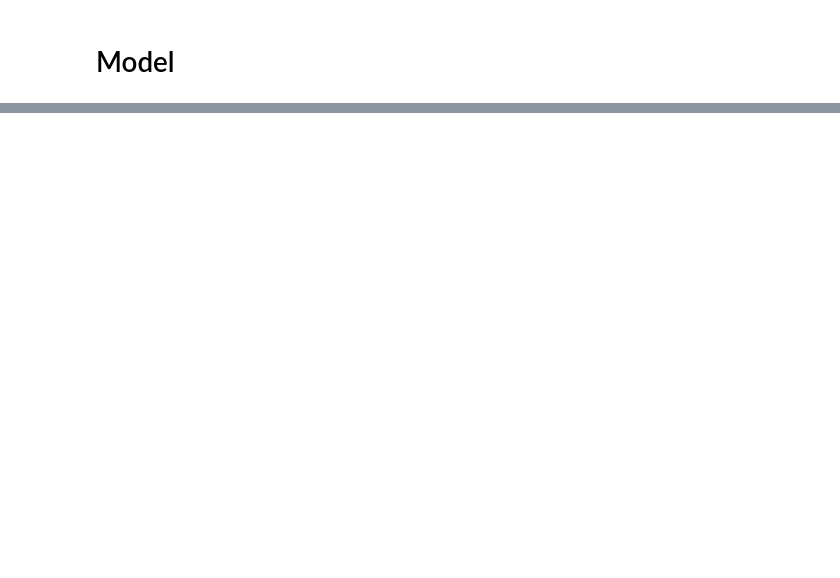
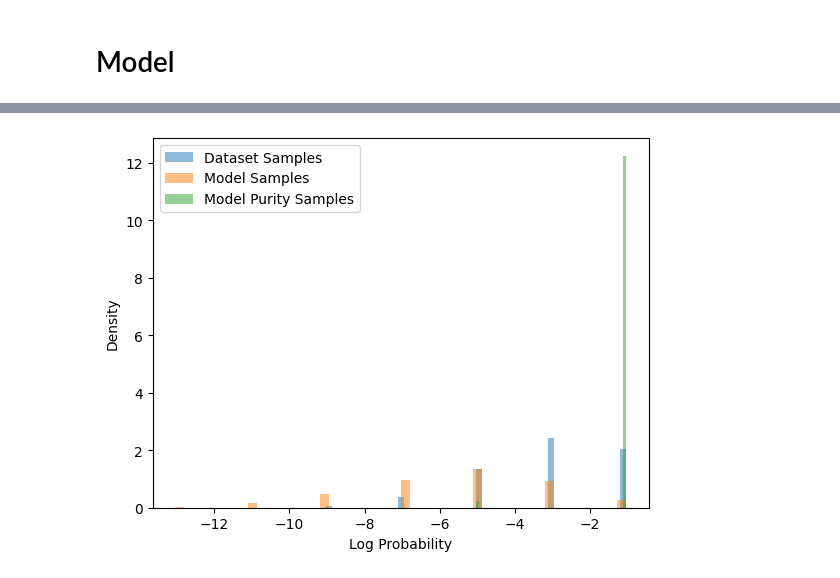
Before and after one commit to ishan-gaur/consistency-loss, a Jupyter notebook: notebooks/toy_dataset.ipynb, the cells around one changed output, grey strips where cells are left out. Cells and saved outputs as stored; diff of their text form; code cells hidden in the pictures; blank space fills up the shorter version.

```diff
--- a/notebooks/toy_dataset.ipynb
+++ b/notebooks/toy_dataset.ipynb
@@ -472,0 +506,28 @@ plt.show()
+# %%
+purity_sampled_sequences = []
+purity_sampled_probs = []
+purity_sampled_model_probs = []
+
+model.eval()
+with torch.no_grad():
+    for _ in range(num_samples // 10):
+        seq_len = np.random.choice(np.arange(1, L_max + 1), p=length_prob_mass)
+        seq = [A] * seq_len  # Start with all masked
+        model_prob = 1.0
+        input_seq = torch.tensor([seq], dtype=torch.long).to(device)
+        for t in range(seq_len):
+            masked_pos_BL = input_seq == A
+            logp_BLA = model(input_seq)
+            probs_BLA = torch.exp(logp_BLA)
+            entropy_BL = -torch.sum(probs_BLA * logp_BLA, dim=2)
+            entropy_BL += (1 - masked_pos_BL.float()) * float("inf")  # large penalty for unmasked positions
+            idx = torch.argmin(entropy_BL, dim=1)
+            token = torch.multinomial(probs_BLA[0, idx], num_samples=1).item()
+            model_prob *= probs_BLA[0, idx, token].item()
+            input_seq[0, idx] = token
+        purity_sampled_sequences.append(input_seq[0].cpu().numpy().tolist())
+        purity_sampled_model_probs.append(model_prob)
+        purity_sampled_probs.append(prob(seq_to_str(seq), temperature=1.0))
+
+for seq, p_model, p_actual in zip(purity_sampled_sequences, purity_sampled_model_probs, purity_sampled_probs):
+    print(f"Sequence: {seq}, Probability: {p_model:.4e}, Actual Prob: {p_actual:.4e}")
@@ -472,0 +552,10 @@ plt.show()
+# %%
+plt.hist(np.log(sampled_dataset_probs), bins=50, alpha=0.5, label='Dataset Samples', density=True)
+plt.hist(np.log(sampled_probs), bins=50, alpha=0.5, label='Model Samples', density=True)
+plt.hist(np.log(purity_sampled_probs), bins=50, alpha=0.5, label='Model Purity Samples', density=True)
+plt.xlabel('Log Probability')
+plt.ylabel('Density')
+plt.legend()
+plt.show()
+# %% [output]
+[figure, added]
```
Also changed, not shown: parts of 19 cells of this notebook, 1 other file.
